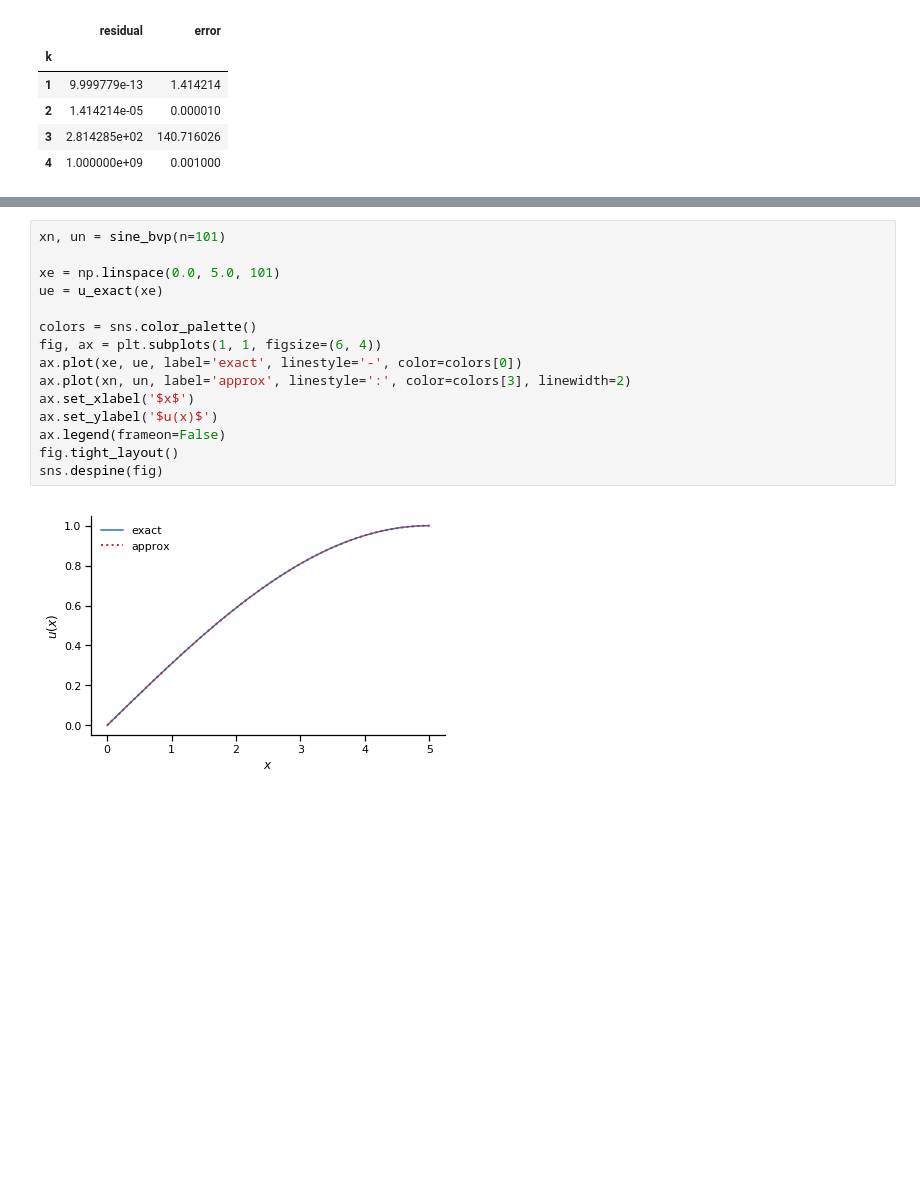
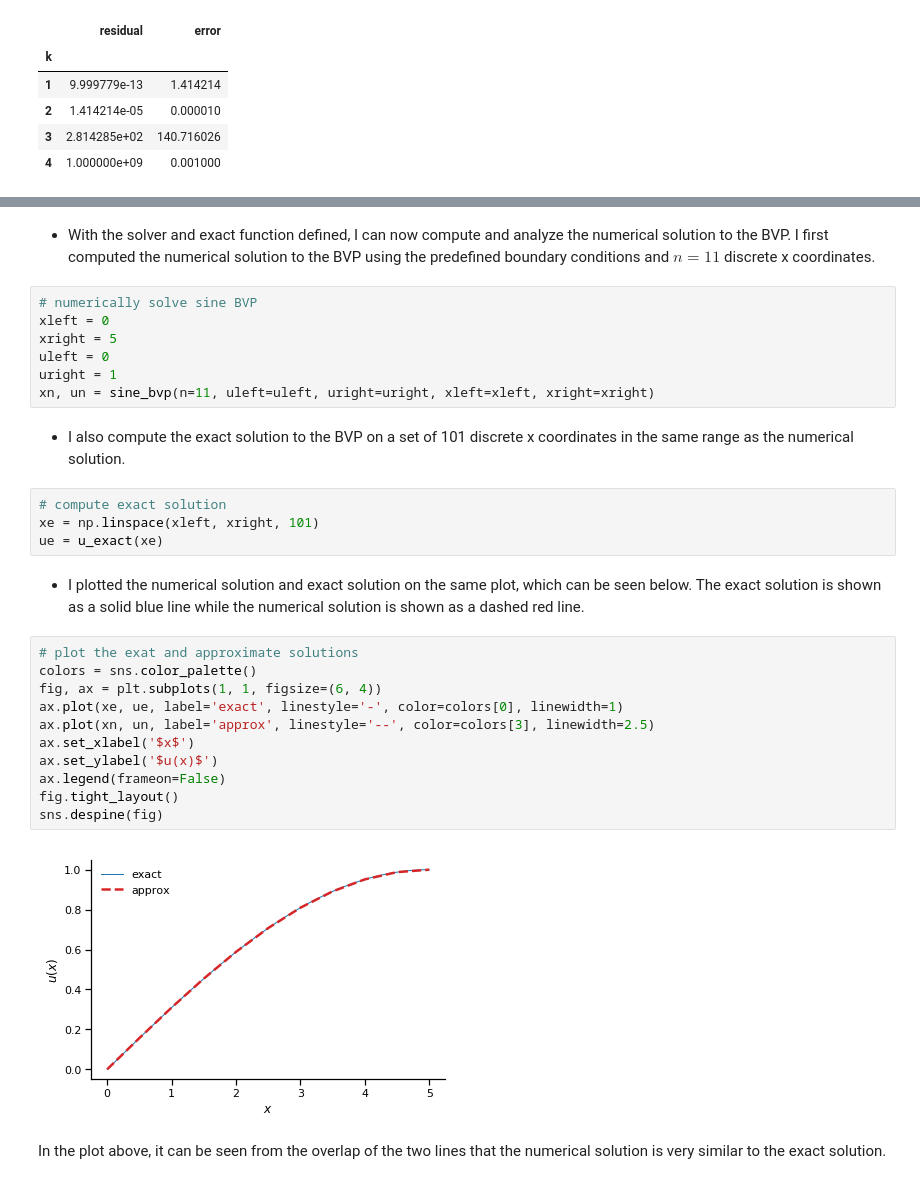
Before and after one commit to mattragoza/MATH2071, a Jupyter notebook: lab-5/norms_and_errors.ipynb, the cells around one changed output, grey strips where cells are left out. Cells and saved outputs as stored; diff of their text form; blank space fills up the shorter version.

```diff
--- a/lab-5/norms_and_errors.ipynb
+++ b/lab-5/norms_and_errors.ipynb
@@ -302,19 +316,32 @@ def u_exact(x):
+# %% [markdown]
+- With the solver and exact function defined, I can now compute and analyze the numerical solution to the BVP. I first computed the numerical solution to the BVP using the predefined boundary conditions and $n=11$ discrete x coordinates.
+# %%
+# numerically solve sine BVP
+xleft = 0
+xright = 5
+uleft = 0
+uright = 1
+xn, un = sine_bvp(n=11, uleft=uleft, uright=uright, xleft=xleft, xright=xright)
+# %% [markdown]
+- I also compute the exact solution to the BVP on a set of 101 discrete x coordinates in the same range as the numerical solution.
+# %%
+# compute exact solution
+xe = np.linspace(xleft, xright, 101)
+ue = u_exact(xe)
+# %% [markdown]
+- I plotted the numerical solution and exact solution on the same plot, which can be seen below. The exact solution is shown as a solid blue line while the numerical solution is shown as a dashed red line.
 # %%
-xn, un = sine_bvp(n=101)
-
-xe = np.linspace(0.0, 5.0, 101)
-ue = u_exact(xe)
-
+# plot the exat and approximate solutions
 colors = sns.color_palette()
 fig, ax = plt.subplots(1, 1, figsize=(6, 4))
-ax.plot(xe, ue, label='exact', linestyle='-', color=colors[0])
-ax.plot(xn, un, label='approx', linestyle=':', color=colors[3], linewidth=2)
+ax.plot(xe, ue, label='exact', linestyle='-', color=colors[0], linewidth=1)
+ax.plot(xn, un, label='approx', linestyle='--', color=colors[3], linewidth=2.5)
 ax.set_xlabel('$x$')
 ax.set_ylabel('$u(x)$')
 ax.legend(frameon=False)
 fig.tight_layout()
 sns.despine(fig)
 # %% [output]
-[figure, old version]
+[figure, new version]
-# %% [markdown]
-####
+# %% [markdown]
+In the plot above, it can be seen from the overlap of the two lines that the numerical solution is very similar to the exact solution.
```
Also changed, not shown: parts of 44 cells of this notebook, 1 other file.
